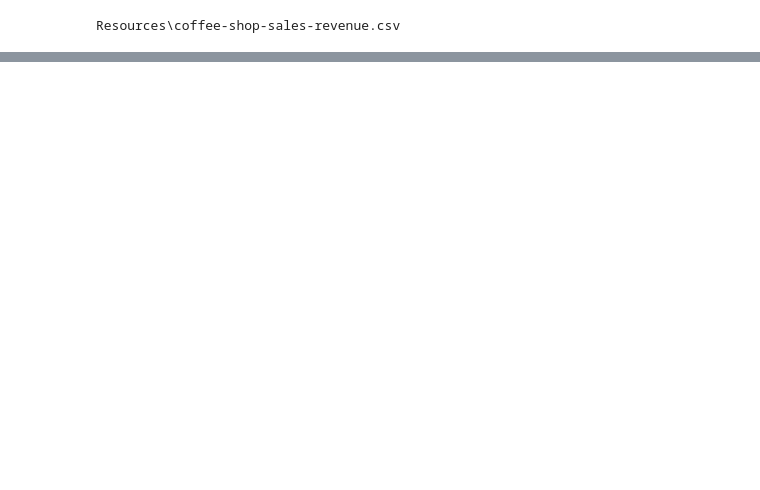
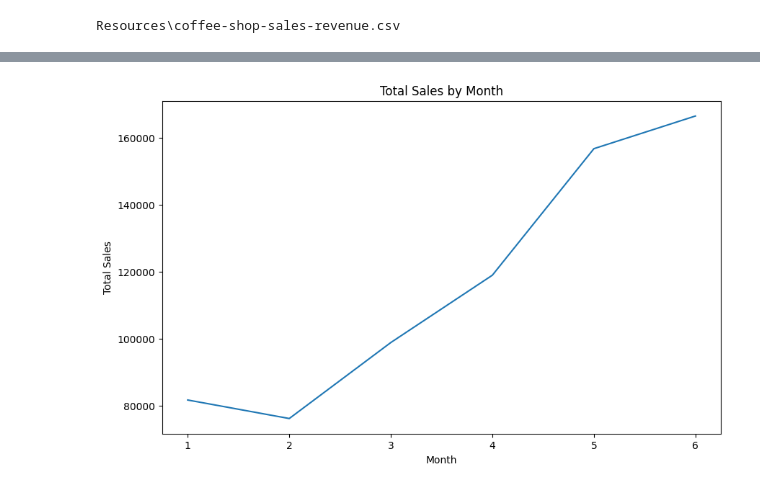
Before and after one commit to cedetraz96/Coffee_Crew, a Jupyter notebook: CoffeeShopAnalysis.ipynb, the cells around one changed output, grey strips where cells are left out. Drawn from its saved outputs; the diff is of its cells as text; code cells hidden in the pictures; blank space fills up the shorter version.

```diff
--- a/CoffeeShopAnalysis.ipynb
+++ b/CoffeeShopAnalysis.ipynb
@@ -242 +241,13 @@ plt.figure(figsize=(60,10))
 <Figure size 6000x1000 with 0 Axes>
+# %%
+# Calculate the total sales for each month
+monthly_sales = coffee_df.groupby('month')['totalsales'].sum()
+
+# Create a line plot
+monthly_sales.plot(kind='line', figsize=(10, 6))
+plt.xlabel('Month')
+plt.ylabel('Total Sales')
+plt.title('Total Sales by Month')
+plt.show()
+# %% [output]
+[figure, added]
```
Also changed, not shown: parts of 9 cells of this notebook, 4 other files.
